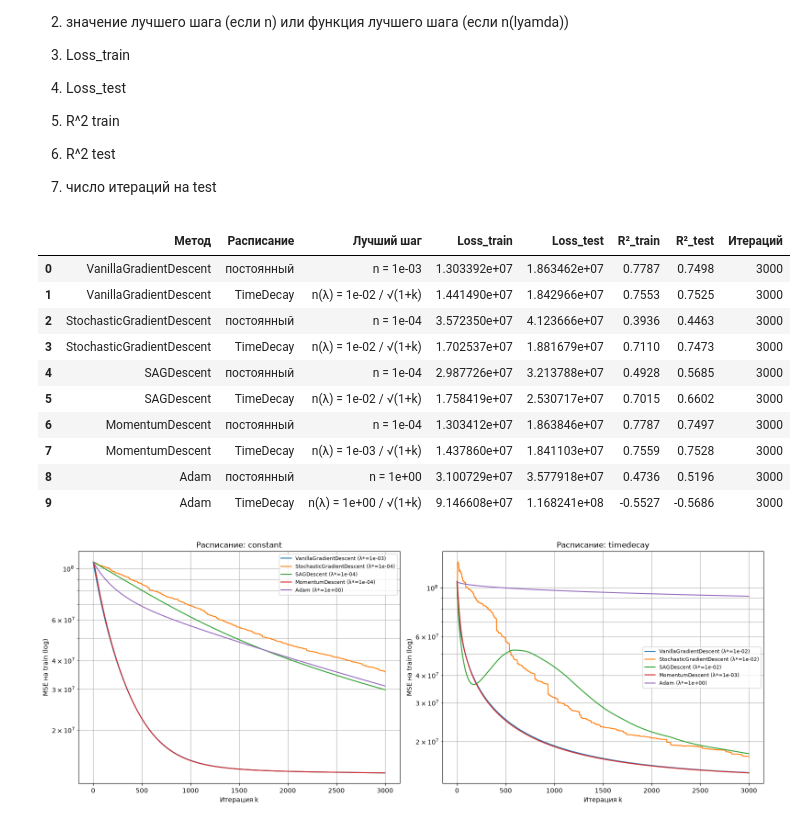
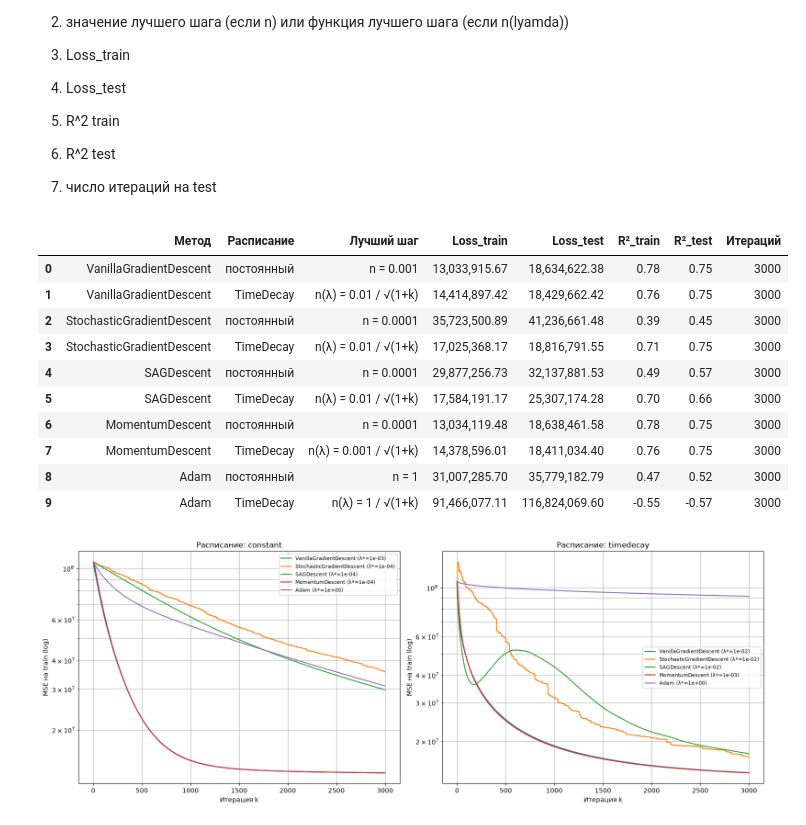
Before and after one commit to tisasss/-ML, a Jupyter notebook: sem_2_linreg_methods.ipynb, the cells around one changed output. Cells and saved outputs as stored; diff of their text form; code cells hidden in the pictures.

```diff
--- a/sem_2_linreg_methods.ipynb
+++ b/sem_2_linreg_methods.ipynb
@@ -607,45 +607,56 @@ all_results = [
 
 method_names = {
     'vanilla':  'VanillaGradientDescent',
     'sgd':      'StochasticGradientDescent',
     'sag':      'SAGDescent',
     'momentum': 'MomentumDescent',
     'adam':     'Adam',
 }
 
+def fmt_num(x):
+    """Форматирует число без экспоненты: 0.001, 0.0001, 1 (не 1e-03)."""
+    s = f"{x:.10f}".rstrip('0').rstrip('.')
+    return s if s else '0'
+
 def step_label(r):
     if r['schedule'] == 'constant':
-        return f"n = {r['best_lam']:.0e}"
+        return f"n = {fmt_num(r['best_lam'])}"
     else:
-        return f"n(λ) = {r['best_lam']:.0e} / √(1+k)"
+        return f"n(λ) = {fmt_num(r['best_lam'])} / √(1+k)"
 
 rows = []
 for r in all_results:
     rows.append({
         'Метод':        method_names[r['method']],
         'Расписание':   'постоянный' if r['schedule'] == 'constant' else 'TimeDecay',
         'Лучший шаг':   step_label(r),
         'Loss_train':   r['loss_train'],
         'Loss_test':    r['loss_test'],
         'R²_train':     r['r2_train'],
         'R²_test':      r['r2_test'],
         'Итераций':     r['n_iter'],
     })
 
 summary = pd.DataFrame(rows)
 summary.round(4)
+
+summary['Loss_train'] = summary['Loss_train'].round(2)
+summary['Loss_test']  = summary['Loss_test'].round(2)
+
+pd.set_option('display.float_format', lambda x: f'{x:,.2f}')
+summary
 # %% [output]
 |  | Метод | Расписание | Лучший шаг | Loss_train | Loss_test | R²_train | R²_test | Итераций |
-| 0 | VanillaGradientDescent | постоянный | n = 1e-03 | 1.303392e+07 | 1.863462e+07 | 0.7787 | 0.7498 | 3000 |
-| 1 | VanillaGradientDescent | TimeDecay | n(λ) = 1e-02 / √(1+k) | 1.441490e+07 | 1.842966e+07 | 0.7553 | 0.7525 | 3000 |
-| 2 | StochasticGradientDescent | постоянный | n = 1e-04 | 3.572350e+07 | 4.123666e+07 | 0.3936 | 0.4463 | 3000 |
-| 3 | StochasticGradientDescent | TimeDecay | n(λ) = 1e-02 / √(1+k) | 1.702537e+07 | 1.881679e+07 | 0.7110 | 0.7473 | 3000 |
-| 4 | SAGDescent | постоянный | n = 1e-04 | 2.987726e+07 | 3.213788e+07 | 0.4928 | 0.5685 | 3000 |
-| 5 | SAGDescent | TimeDecay | n(λ) = 1e-02 / √(1+k) | 1.758419e+07 | 2.530717e+07 | 0.7015 | 0.6602 | 3000 |
-| 6 | MomentumDescent | постоянный | n = 1e-04 | 1.303412e+07 | 1.863846e+07 | 0.7787 | 0.7497 | 3000 |
-| 7 | MomentumDescent | TimeDecay | n(λ) = 1e-03 / √(1+k) | 1.437860e+07 | 1.841103e+07 | 0.7559 | 0.7528 | 3000 |
-| 8 | Adam | постоянный | n = 1e+00 | 3.100729e+07 | 3.577918e+07 | 0.4736 | 0.5196 | 3000 |
-| 9 | Adam | TimeDecay | n(λ) = 1e+00 / √(1+k) | 9.146608e+07 | 1.168241e+08 | -0.5527 | -0.5686 | 3000 |
+| 0 | VanillaGradientDescent | постоянный | n = 0.001 | 13,033,915.67 | 18,634,622.38 | 0.78 | 0.75 | 3000 |
+| 1 | VanillaGradientDescent | TimeDecay | n(λ) = 0.01 / √(1+k) | 14,414,897.42 | 18,429,662.42 | 0.76 | 0.75 | 3000 |
+| 2 | StochasticGradientDescent | постоянный | n = 0.0001 | 35,723,500.89 | 41,236,661.48 | 0.39 | 0.45 | 3000 |
+| 3 | StochasticGradientDescent | TimeDecay | n(λ) = 0.01 / √(1+k) | 17,025,368.17 | 18,816,791.55 | 0.71 | 0.75 | 3000 |
+| 4 | SAGDescent | постоянный | n = 0.0001 | 29,877,256.73 | 32,137,881.53 | 0.49 | 0.57 | 3000 |
+| 5 | SAGDescent | TimeDecay | n(λ) = 0.01 / √(1+k) | 17,584,191.17 | 25,307,174.28 | 0.70 | 0.66 | 3000 |
+| 6 | MomentumDescent | постоянный | n = 0.0001 | 13,034,119.48 | 18,638,461.58 | 0.78 | 0.75 | 3000 |
+| 7 | MomentumDescent | TimeDecay | n(λ) = 0.001 / √(1+k) | 14,378,596.01 | 18,411,034.40 | 0.76 | 0.75 | 3000 |
+| 8 | Adam | постоянный | n = 1 | 31,007,285.70 | 35,779,182.79 | 0.47 | 0.52 | 3000 |
+| 9 | Adam | TimeDecay | n(λ) = 1 / √(1+k) | 91,466,077.11 | 116,824,069.60 | -0.55 | -0.57 | 3000 |
 # %%
 fig, axes = plt.subplots(1, 2, figsize=(16, 6))
 
```
